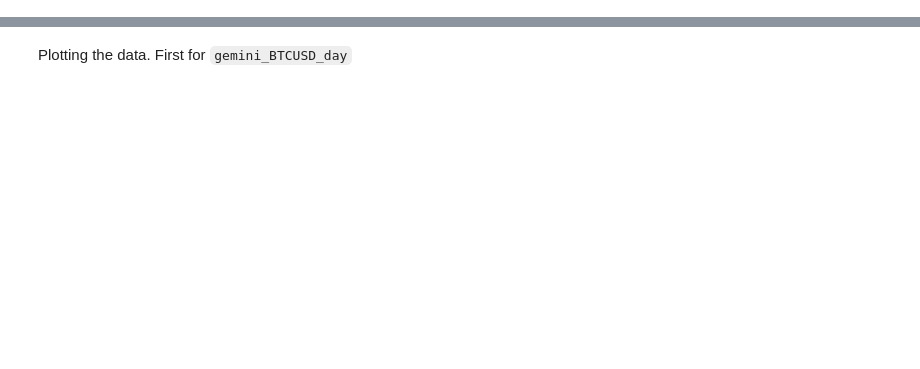
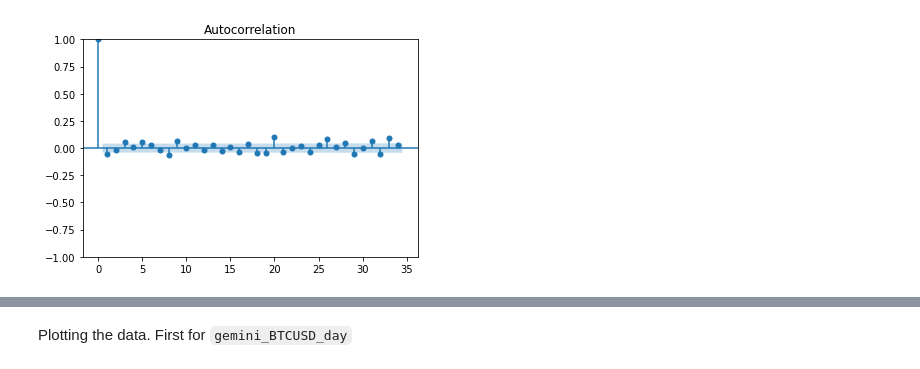
Before and after one commit to isomorphicdude/HackCambridge, a Jupyter notebook: src/roughwork.ipynb, the cells around one changed output, grey strips where cells are left out. Cells and saved outputs as stored; diff of their text form; code cells hidden in the pictures; blank space fills up the shorter version.

```diff
--- a/src/roughwork.ipynb
+++ b/src/roughwork.ipynb
@@ -20,0 +40,4 @@ list(df[0].columns)
+# %%
+plot_acf(D_data).show()
+# %% [output]
+[figure, added]
```
Also changed, not shown: parts of 15 cells of this notebook.
